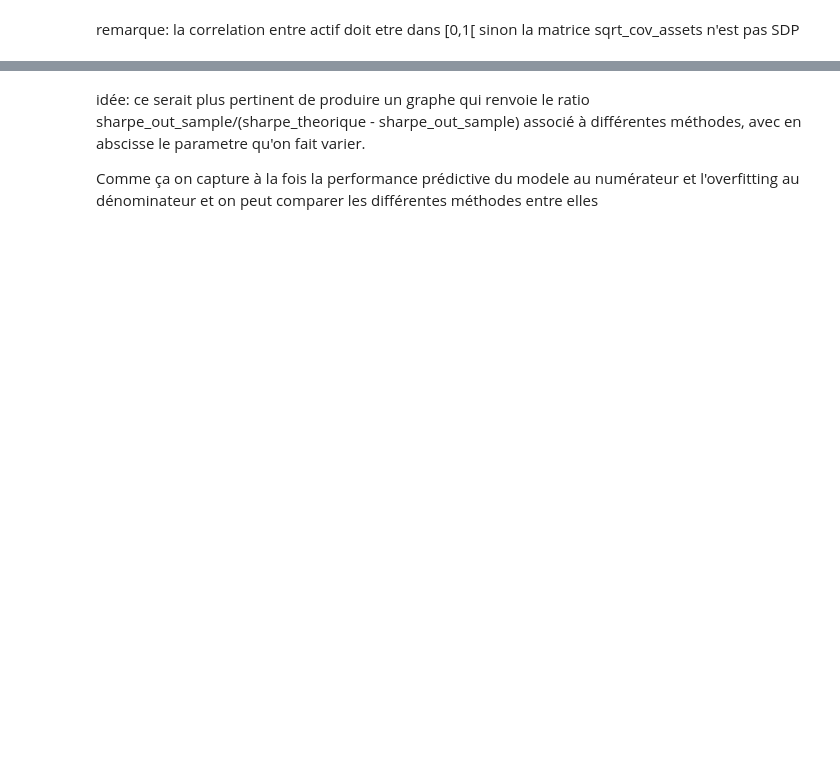
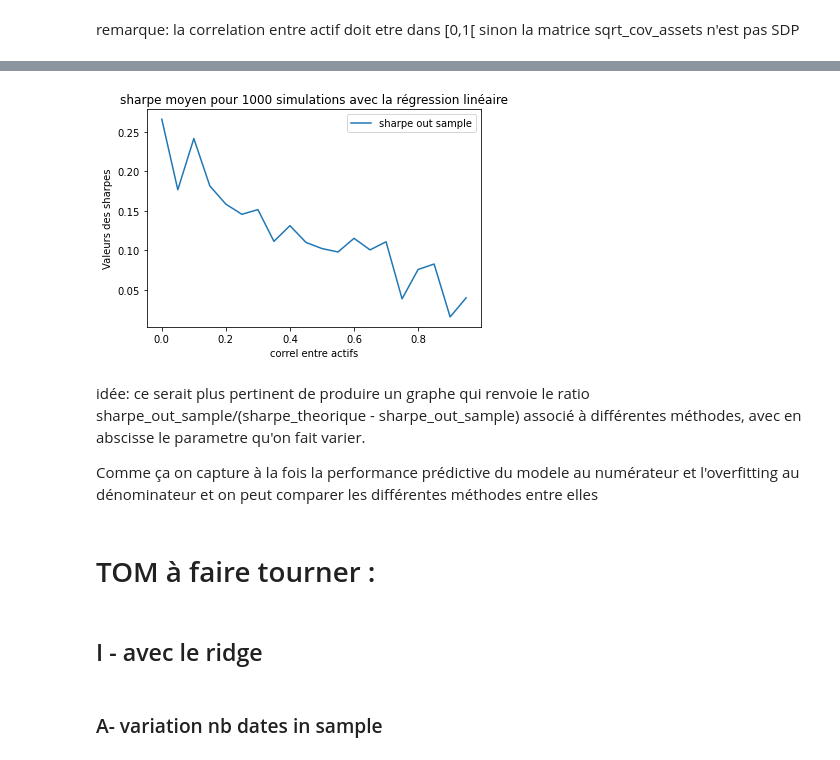
Before and after one commit to PyTomSss/StatApp_M1_ENSAE, a Jupyter notebook: Brouillon_Jean-Lou/modele avec signaux fonctions.ipynb, the cells around one changed output, grey strips where cells are left out. Saved outputs shown, nothing was run; the diff lists cells and outputs as text; code cells hidden in the pictures; blank space fills up the shorter version.

```diff
--- a/Brouillon_Jean-Lou/modele avec signaux fonctions.ipynb
+++ b/Brouillon_Jean-Lou/modele avec signaux fonctions.ipynb
@@ -574,4 +589,33 @@ KeyboardInterrupt:
+# %%
+plt.plot(abscisse_correl, sharpe_out_sample_correl, label='sharpe out sample')
+#plt.plot(abscisse_correl, sharpe_theo_correl, label='sharpe théorique optimal')
+#plt.plot(x, z-y, label='écart entre sharpe OS et théorique')
+
+    # Ajouter des labels et un titre
+plt.xlabel('correl entre actifs')
+plt.ylabel('Valeurs des sharpes')
+plt.title(f'sharpe moyen pour {1000} simulations avec la régression linéaire')
+
+    # Ajouter une légende
+plt.legend()
+
+
+chemin_sauvegarde ="C:\\Users\\jean-\Desktop\\Cours ENSAE\\statapp\\graphiques statapp sharpes modele signal\\regression linéaire contre correl actifs, 1000 simus, focus out sample.png"
+
+
+plt.savefig(chemin_sauvegarde, dpi=300)
+
+    # Afficher le tracé
+plt.show()
+# %% [output]
+[figure, added]
 # %% [markdown]
 idée: ce serait plus pertinent de produire un graphe qui renvoie le ratio sharpe_out_sample/(sharpe_theorique - sharpe_out_sample) associé à différentes méthodes, avec en abscisse le parametre qu'on fait varier.
 
 Comme ça on capture à la fois la performance prédictive du modele au numérateur et l'overfitting au dénominateur et on peut comparer les différentes méthodes entre elles
+# %% [markdown]
+# TOM à faire tourner :
+# %% [markdown]
+## I - avec le ridge
+# %% [markdown]
+### A- variation nb dates in sample
```
Also changed, not shown: parts of 13 cells of this notebook.
